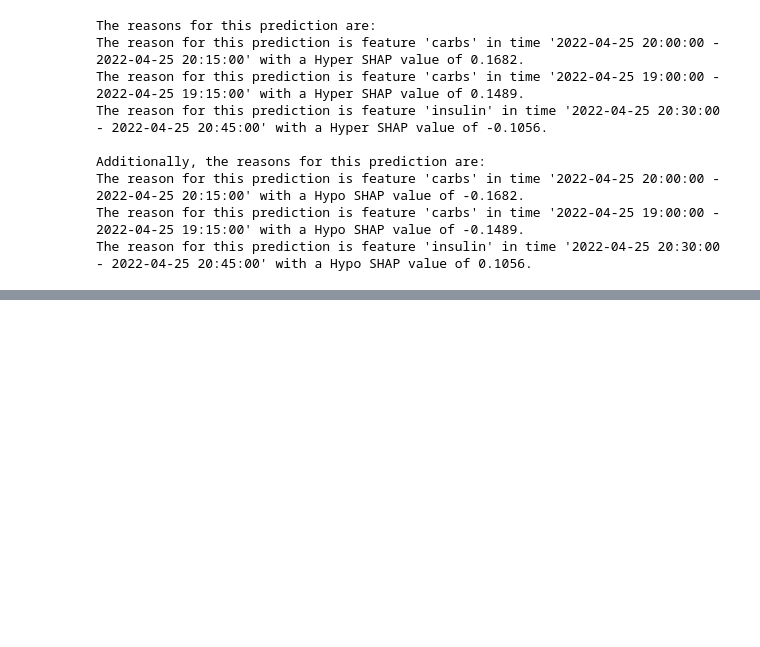
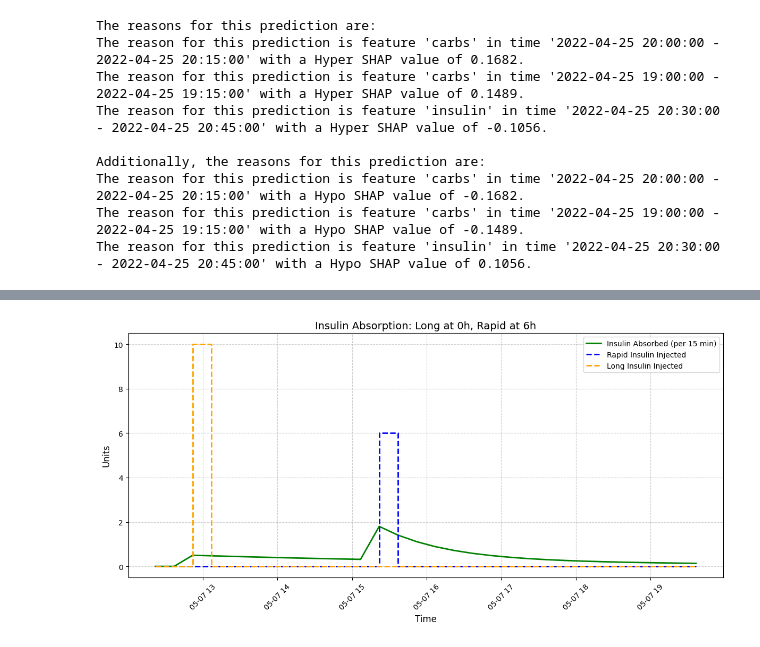
Before and after one commit to emmacscs/FinalProjectThesis, a Jupyter notebook: testings/preprocessing.ipynb, the cells around one changed output, grey strips where cells are left out. Cells and saved outputs as stored; diff of their text form; code cells hidden in the pictures; blank space fills up the shorter version.

```diff
--- a/testings/preprocessing.ipynb
+++ b/testings/preprocessing.ipynb
@@ -935,0 +1000,92 @@ The reason for this prediction is feature 'insulin' in time '2022-04-25 20:30:00
+# %%
+import pandas as pd
+import numpy as np
+import matplotlib.pyplot as plt
+from datetime import datetime, timedelta
+
+# Simulate 10 hours at 15-minute intervals
+steps = 30
+start_time = datetime.now()
+time_range = [start_time + timedelta(minutes=15 * i) for i in range(steps)]
+
+df = pd.DataFrame({
+    'Time': time_range,
+    'Rapid Insulin': [0]*steps,
+    'Long Insulin': [0]*steps
+})
+
+# Inject 10U long insulin at t=0
+df.at[2, 'Long Insulin'] = 10
+
+# Inject 6U rapid insulin at t=24 (~6 hours later)
+df.at[12, 'Rapid Insulin'] = 6
+
+
+def simulate_insulin_absorption(df, dt=5, ka_rapid=0.05, ka_long=0.01):
+    """
+    Simulate insulin absorption from rapid and long injections using Euler's method.
+    Each injection creates a new absorption pool.
+    """
+    n = len(df)
+    absorption = np.zeros(n)
+
+    # Store active pools: each pool is (remaining_amount, rate)
+    rapid_pools = []
+    long_pools = []
+
+    for t in range(n):
+        # Inject new insulin
+        if df.at[t, 'Rapid Insulin'] > 0:
+            rapid_pools.append({'dose': df.at[t, 'Rapid Insulin'], 'rate': ka_rapid})
+        if df.at[t, 'Long Insulin'] > 0:
+            long_pools.append({'dose': df.at[t, 'Long Insulin'], 'rate': ka_long})
+
+        total_absorbed = 0
+
+        # Absorb from rapid pools
+        for pool in rapid_pools:
+            absorbed = pool['rate'] * pool['dose'] * dt
+            absorbed = min(absorbed, pool['dose'])  # don’t over-absorb
+            total_absorbed += absorbed
+            pool['dose'] -= absorbed
+
+        # Absorb from long pools
+        for pool in long_pools:
+            absorbed = pool['rate'] * pool['dose'] * dt
+            absorbed = min(absorbed, pool['dose'])
+            total_absorbed += absorbed
+            pool['dose'] -= absorbed
+
+        # Remove nearly-empty pools
+        rapid_pools = [p for p in rapid_pools if p['dose'] > 0.01]
+        long_pools = [p for p in long_pools if p['dose'] > 0.01]
+
+        absorption[t] = total_absorbed
+
+    df['Insulin absorption'] = absorption
+    return df
+df = simulate_insulin_absorption(df)
+
+
+plt.figure(figsize=(12, 6))
+
+# Plot absorption curve (green line with markers)
+plt.plot(df['Time'], df['Insulin absorption'], label='Insulin Absorbed (per 15 min)', color='green', linewidth=2)
+
+# Plot Rapid Insulin as a horizontal step line
+plt.step(df['Time'], df['Rapid Insulin'], label='Rapid Insulin Injected', where='post', color='blue', linestyle='--', linewidth=2)
+
+# Plot Long Insulin as a horizontal step line
+plt.step(df['Time'], df['Long Insulin'], label='Long Insulin Injected', where='post', color='orange', linestyle='--', linewidth=2)
+
+# Beautify plot
+plt.title("Insulin Absorption: Long at 0h, Rapid at 6h", fontsize=14)
+plt.xlabel("Time", fontsize=12)
+plt.ylabel("Units", fontsize=12)
+plt.legend(fontsize=10)
+plt.grid(True, linestyle='--', alpha=0.6)
+plt.xticks(rotation=45)
+plt.tight_layout()
+plt.show()
+# %% [output]
+[figure, added]
```
Also changed, not shown: parts of 3 cells of this notebook.
